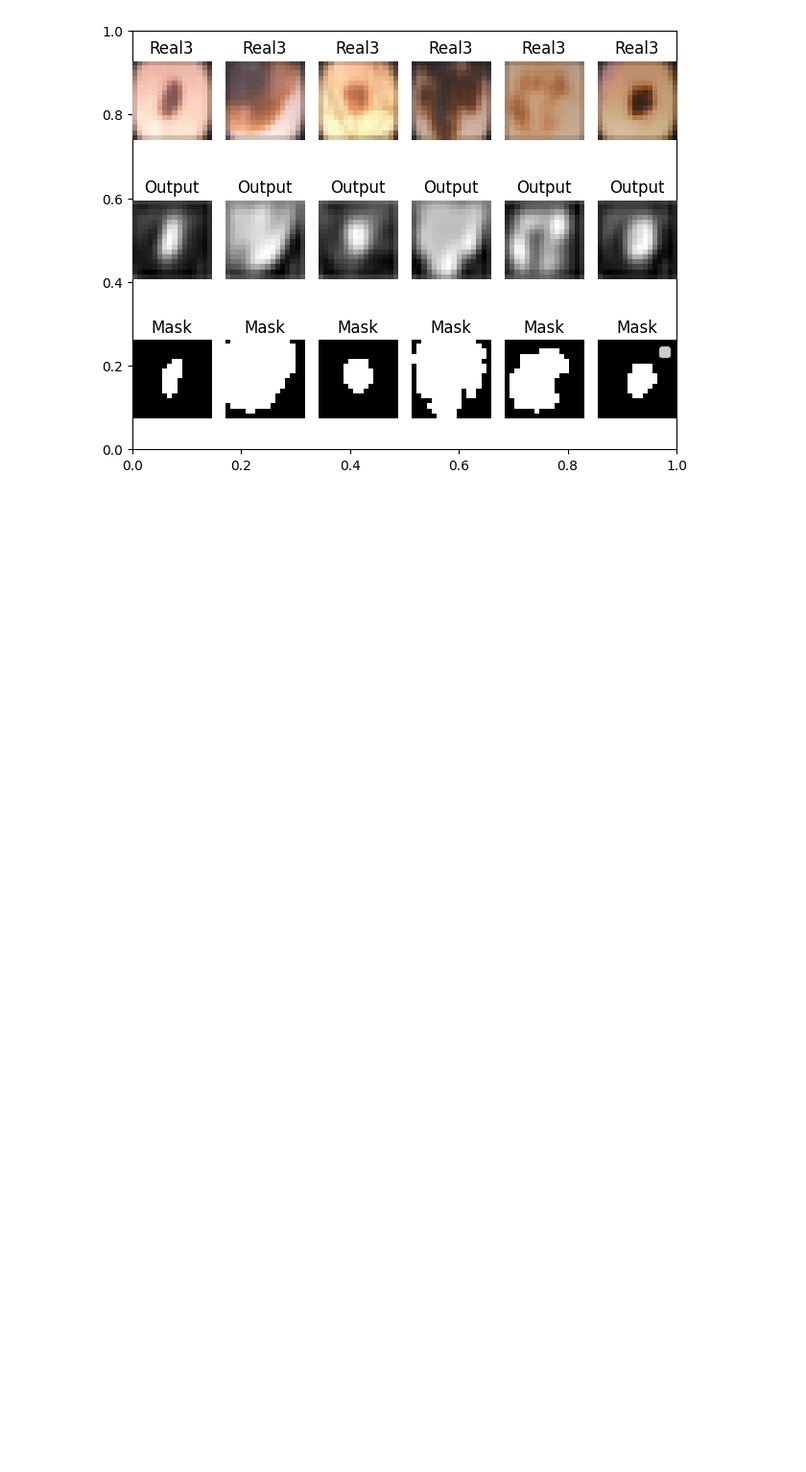
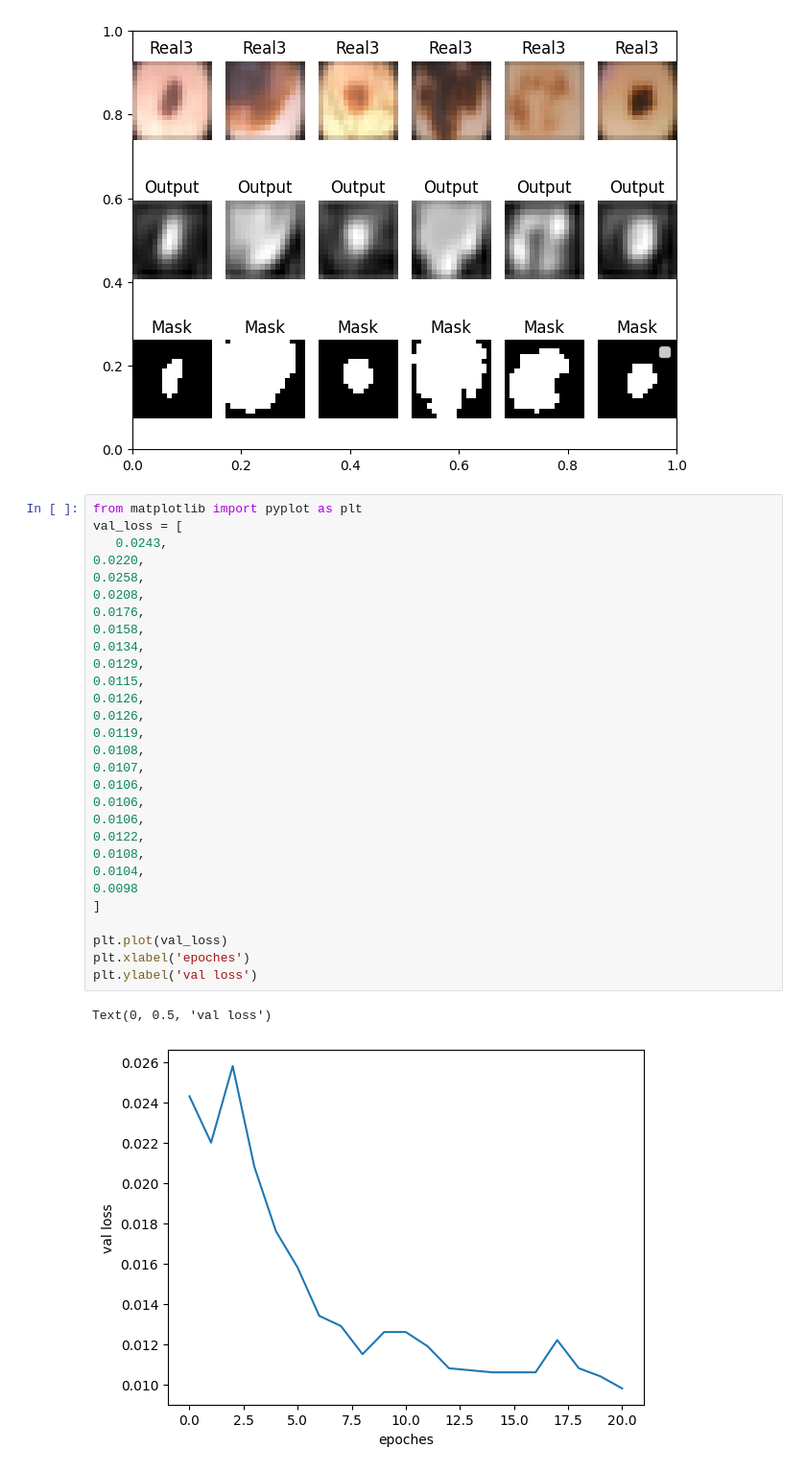
Before and after one commit to ch1cly/ennf-fork, a Jupyter notebook: toy_mlp/toy_segmentation/unet.ipynb, the cells around one changed output. Shown at 96% size. Drawn from its saved outputs; the diff is of its cells as text; blank space fills up the shorter version.

```diff
--- a/toy_mlp/toy_segmentation/unet.ipynb
+++ b/toy_mlp/toy_segmentation/unet.ipynb
@@ -151,3 +151,35 @@ model_trainer.train(5)
 [figure]
 [figure]
 [figure]
+# %%
+from matplotlib import pyplot as plt
+val_loss = [
+   0.0243,
+0.0220,
+0.0258,
+0.0208,
+0.0176,
+0.0158,
+0.0134,
+0.0129,
+0.0115,
+0.0126,
+0.0126,
+0.0119,
+0.0108,
+0.0107,
+0.0106,
+0.0106,
+0.0106,
+0.0122,
+0.0108,
+0.0104,
+0.0098
+]
+
+plt.plot(val_loss)
+plt.xlabel('epoches')
+plt.ylabel('val loss')
+# %% [output]
+Text(0, 0.5, 'val loss')
+[figure, added]
```
